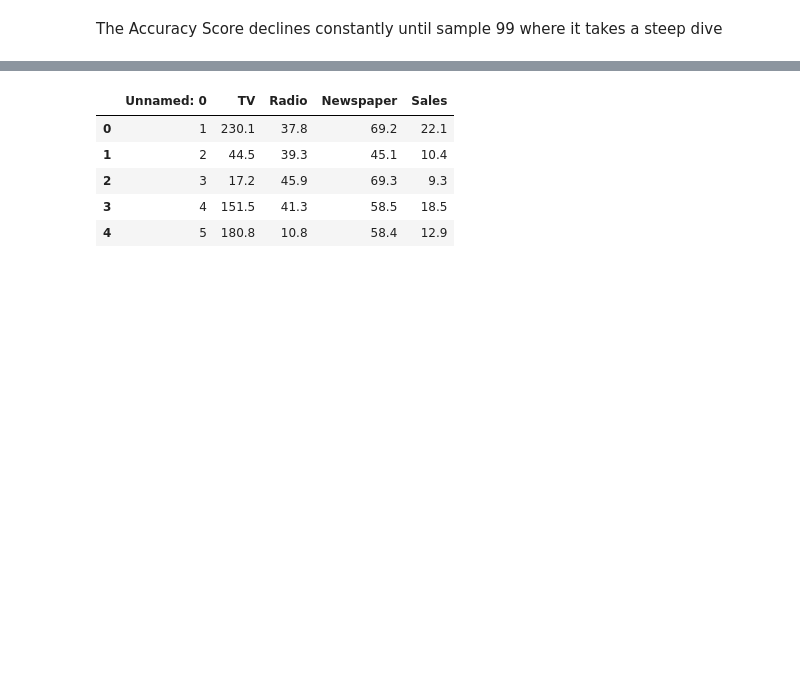
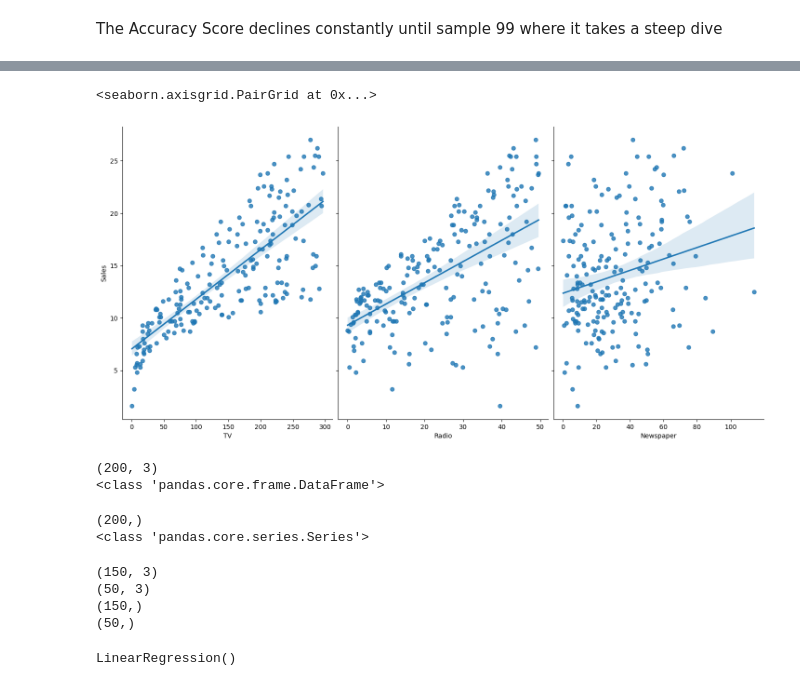
Before and after one commit to ultrasage-danz/scikit-learn-ML, a Jupyter notebook: scikit_learn_ML.ipynb, the cells around one changed output, grey strips where cells are left out. Cells and saved outputs as stored; diff of their text form; code cells hidden in the pictures; blank space fills up the shorter version.

```diff
--- a/scikit_learn_ML.ipynb
+++ b/scikit_learn_ML.ipynb
@@ -357,13 +242,29 @@ import matplotlib.pyplot as plt
 import seaborn as sns
 # %%
 #read from Advertising.csv
-data = pd.read_csv('Advertising.csv')
+data = pd.read_csv('Advertising.csv', index_col=0)
 # %%
 data.head()
-# %% [output]
-|  | Unnamed: 0 | TV | Radio | Newspaper | Sales |
-| 0 | 1 | 230.1 | 37.8 | 69.2 | 22.1 |
-| 1 | 2 | 44.5 | 39.3 | 45.1 | 10.4 |
-| 2 | 3 | 17.2 | 45.9 | 69.3 | 9.3 |
-| 3 | 4 | 151.5 | 41.3 | 58.5 | 18.5 |
-| 4 | 5 | 180.8 | 10.8 | 58.4 | 12.9 |
+# %%
+%matplotlib inline
+
+sns.pairplot(data, x_vars=['TV', 'Radio', 'Newspaper'], y_vars='Sales', size=7, aspect=0.7, kind='reg')
+# %% [output]
+<seaborn.axisgrid.PairGrid at 0x...>
+[figure, added]
+# %%
+feature_cols = ['TV', 'Radio', 'Newspaper']
+X = data[feature_cols]
+
+print(X.shape)
+print(type(X))
+# %% [output]
+(200, 3)
+<class 'pandas.core.frame.DataFrame'>
+# %%
+y = data['Sales']
+print(y.shape)
+print(type(y))
+# %% [output]
+(200,)
+<class 'pandas.core.series.Series'>
@@ -369,0 +274,16 @@ data.head()
+# %%
+print(X_train.shape)
+print(X_test.shape)
+print(y_train.shape)
+print(y_test.shape)
+# %% [output]
+(150, 3)
+(50, 3)
+(150,)
+(50,)
+# %%
+from sklearn.linear_model import LinearRegression
+linreg = LinearRegression()
+linreg.fit(X_train, y_train)
+# %% [output]
+LinearRegression()
```
Also changed, not shown: parts of 147 cells of this notebook.
